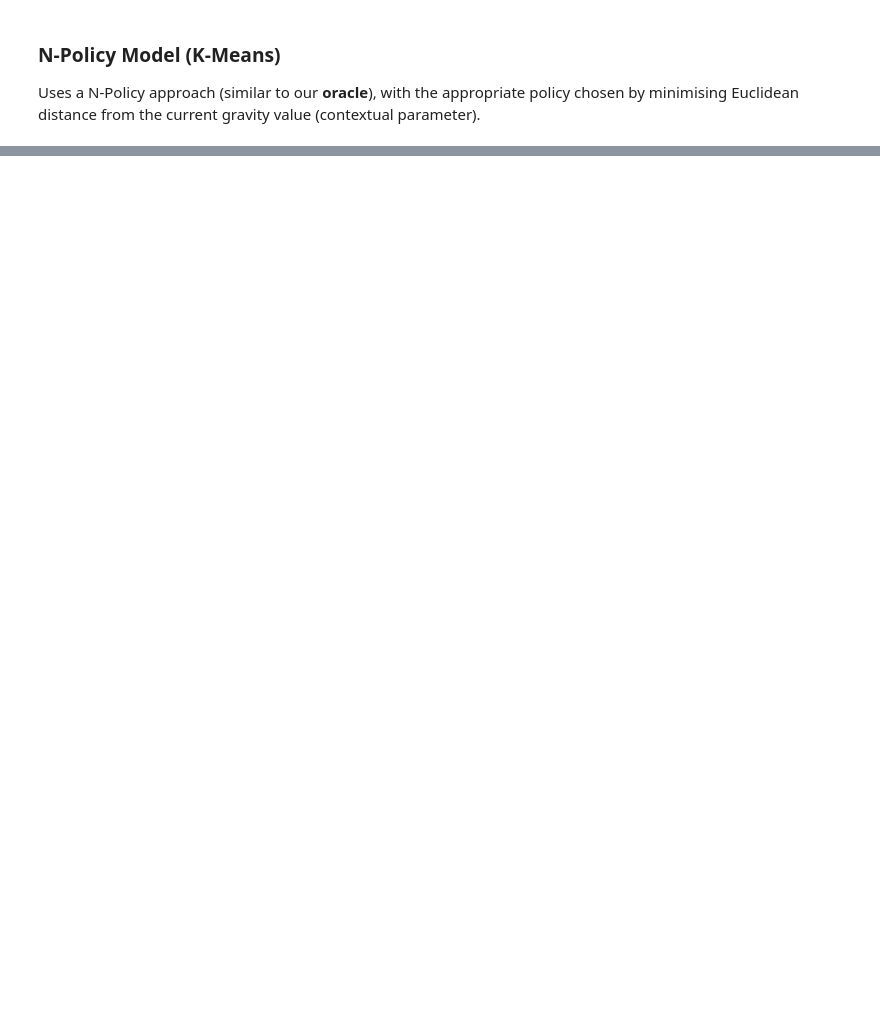
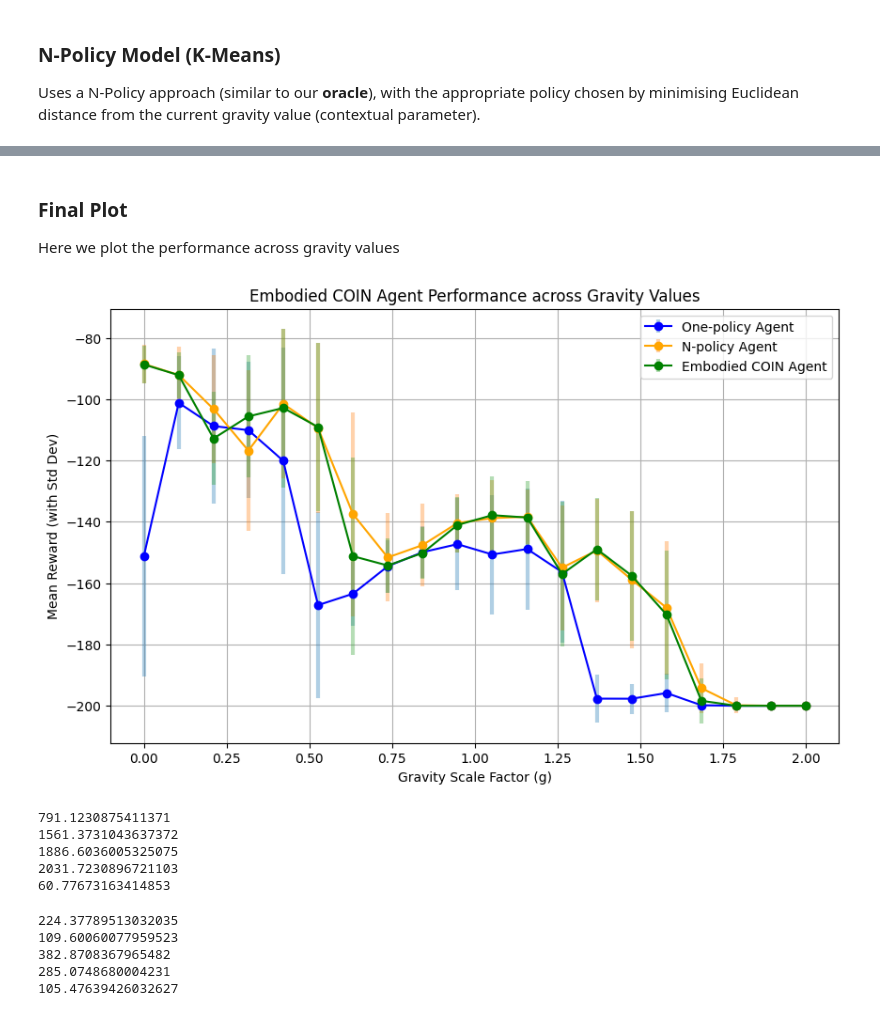
Before and after one commit to RichieRich2569/COINRL, a Jupyter notebook: new_figures.ipynb, the cells around one changed output, grey strips where cells are left out. Drawn from its saved outputs; the diff is of its cells as text; code cells hidden in the pictures; blank space fills up the shorter version.

```diff
--- a/new_figures.ipynb
+++ b/new_figures.ipynb
@@ -1914,7 +1914,7 @@ plt.grid(True)
 plt.show()
 
 # Train boolean
-TRAIN = True  # Set to True to train, False to load saved results
+TRAIN = False  # Set to True to train, False to load saved results
 
 test_gravity_values = np.linspace(0.0, 2.0, 20)  # 20 values from 0.0 to 2.0
 # %% [output]
@@ -2178,0 +2129,11 @@ plt.show()
+# %%
+# Load agent object - from previous code
+if os.path.exists(BODY_AGENT_PATH):
+    with open(BODY_AGENT_PATH, "rb") as f:
+        body_agent = pickle.load(f)
+    print(f"Loaded body agent from '{BODY_AGENT_PATH}'.")
+else:
+    raise FileNotFoundError(f"No saved agent found at '{BODY_AGENT_PATH}'.")
+
+# Get Q
+Q_body = body_agent.Q.copy()
@@ -2178,0 +2336,66 @@ plt.show()
+# %% [markdown]
+### Final Plot
+Here we plot the performance across gravity values
+# %%
+# Plot test results all together
+mean_one_policy = [test_results_one_policy[gsf]['mean_reward'] for gsf in test_gravity_values]
+std_one_policy = [test_results_one_policy[gsf]['std_reward'] for gsf in test_gravity_values]
+
+mean_n_policy = [test_results_n_policy[gsf]['mean_reward'] for gsf in test_gravity_values]
+std_n_policy = [test_results_n_policy[gsf]['std_reward'] for gsf in test_gravity_values]
+
+mean_embodied = [test_results_embodied[gsf]['mean_reward'] for gsf in test_gravity_values]
+std_embodied = [test_results_embodied[gsf]['std_reward'] for gsf in test_gravity_values]
+
+plt.figure(figsize=(10, 6))
+
+plt.errorbar(
+    test_gravity_values, mean_one_policy, yerr=std_one_policy,
+    fmt='-o', color='blue',
+    ecolor=(0.121, 0.466, 0.705, 0.35),  # light/transparent blue
+    elinewidth=3, capsize=0,
+    label='One-policy Agent'
+)
+
+plt.errorbar(
+    test_gravity_values, mean_n_policy, yerr=std_n_policy,
+    fmt='-o', color='orange',
+    ecolor=(1.000, 0.498, 0.0549, 0.35),  # light/transparent orange
+    elinewidth=3, capsize=0,
+    label='N-policy Agent'
+)
+
+plt.errorbar(
+    test_gravity_values, mean_embodied, yerr=std_embodied,
+    fmt='-o', color='green',
+    ecolor=(0.172, 0.627, 0.172, 0.35),  # light/transparent green
+    elinewidth=3, capsize=0,
+    label='Embodied COIN Agent'
+)
+
+plt.title('Embodied COIN Agent Performance across Gravity Values')
+plt.xlabel('Gravity Scale Factor (g)')
+plt.ylabel('Mean Reward (with Std Dev)')
+plt.legend()
+plt.grid(True)
+plt.show()
+# %% [output]
+[figure, added]
+# %%
+for Q in n_pcy_agent.Qdat:
+    print(np.linalg.norm(Q))
+# %% [output]
+791.1230875411371
+1561.3731043637372
+1886.6036005325075
+2031.7230896721103
+60.77673163414853
+# %%
+for Q in embodied_agent.Qdat:
+    print(np.linalg.norm(Q))
+# %% [output]
+224.37789513032035
+109.60060077959523
+382.8708367965482
+285.0748680004231
+105.47639426032627
```
Also changed, not shown: parts of 12 cells of this notebook, 2 other files.
